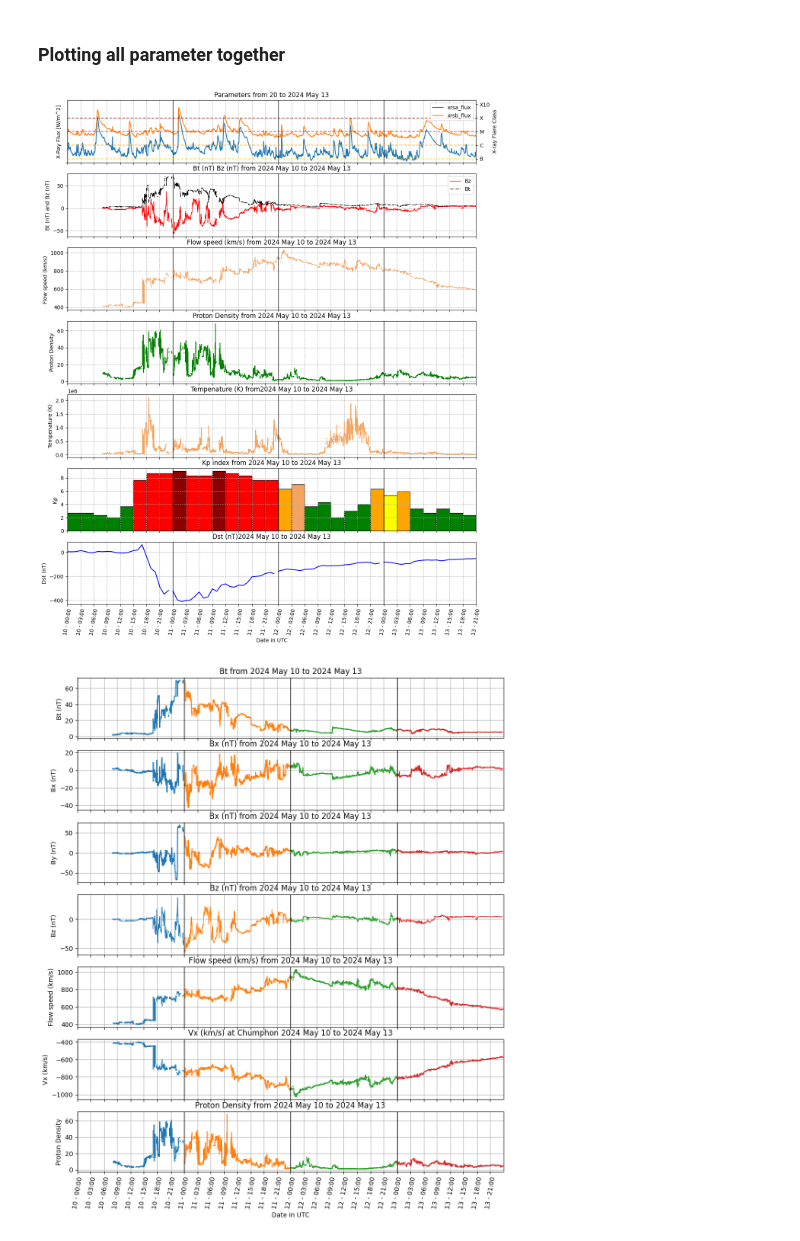
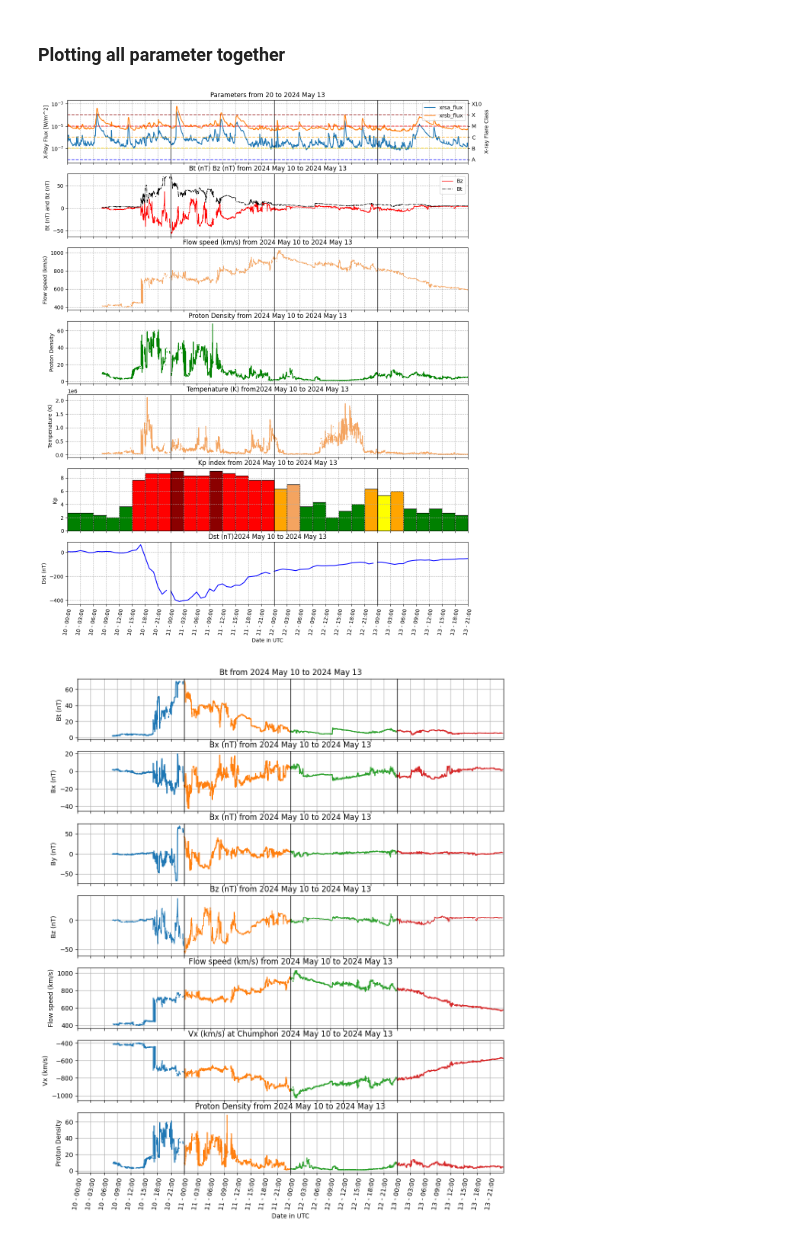
Before and after one commit to linmyint-lab/geodata, a Jupyter notebook: ReadingSpaceWeatherParameter.ipynb, the cells around one changed output. Drawn from its saved outputs; the diff is of its cells as text; code cells hidden in the pictures.

```diff
--- a/ReadingSpaceWeatherParameter.ipynb
+++ b/ReadingSpaceWeatherParameter.ipynb
@@ -381,8 +381,7 @@ axs[0].set_yscale("log")
 axs[0].set_ylabel("X-Ray Flux [W/m^2]")
 axs[0].set_title('Parameters from ' + date_d[:2] + ' to ' + date_l)
 axs[0].set_xlim(xrs_df.index.min(), xrs_df.index.max())
-axs[0].set_yticks(np.arange(5e-8,2e-3,1))
-axs[0].set_ylim(5e-8,2e-3)
+axs[0].set_ylim(5e-9,2e-3)
 axs[0].grid(True, which="both", ls="--")
 axs[0].tick_params(axis='y', which='minor', length=0)
 axs[0].legend(var_name,loc="upper right", prop={"size": 10})
@@ -400,7 +399,7 @@ ax2 = axs[0].twinx()
 ax2.set_yscale("log")
 ax2.set_yticks(flux_ticks)
 ax2.set_yticklabels(flux_labels)
-ax2.set_ylim(5e-8,2e-3)
+ax2.set_ylim(5e-9,2e-3)
 ax2.set_ylabel("X-ray Flare Class")
 
 fig.tight_layout()  # otherwise the right y-label is slightly clipped
@@ -428,34 +427,34 @@ for idx, _ in dst_df_groups:
     # Plotting line chart for Flow speed on the second subplot (axs[2])
     axs[2].plot(group1.index, group1['Flow speed (km/s)'],linewidth=1, color='sandybrown')
     axs[2].axvline(group1.index[0], color='black', lw=1, alpha=1)
 
     axs[3].plot(group1.index, group1['Proton Density'],color='green')
     axs[3].axvline(group1.index[0], color='black', lw=1, alpha=1)
 
     axs[4].plot(group1.index, group1['Tempenature (K)'], color='sandybrown')
     axs[4].axvline(group1.index[0], color='black', lw=1, alpha=1)
 
     axs[6].plot(group2.index, group2['Dst (nT)'],color='blue')
     axs[6].axvline(group2.index[0], color='black', lw=1, alpha=1)
 
 # Setting labels, titles, and formatting and
 axs[5].set(ylabel='Kp ', title= 'Kp index from ' + date_d + ' to ' + date_l)
 axs[5].set_yticks(np.arange(0, 9, 2))
 axs[1].set(ylabel='Bt (nT) and Bz (nT)', title= 'Bt (nT) Bz (nT) from ' + date_d + ' to ' + date_l)
 axs[2].set( ylabel='Flow speed (km/s) ', title= 'Flow speed (km/s) from ' + date_d + ' to ' + date_l)
 axs[3].set(ylabel='Proton Density', title= 'Proton Density from ' + date_d + ' to ' + date_l)
 axs[4].set(ylabel='Tempenature (K)', title= 'Tempenature (K) from' + date_d + ' to ' + date_l)
 axs[6].set(xlabel='Date in UTC', ylabel='Dst (nT)', title= 'Dst (nT)' + date_d + ' to ' + date_l)
 for i in range(len(axs)-1):
   axs[i+1].set_xlim(Kp_df.index.min(), Kp_df.index.max())
   axs[i+1].xaxis.set_major_locator(mticker.MultipleLocator(1/8))
   axs[i+1].grid(ls="--")
 
 axs[6].xaxis.set_major_formatter(mdates.DateFormatter('%d - %H:%M'))
 plt.setp(axs[6].get_xticklabels(), rotation=80)
 plt.show()
 # %% [output]
-[figure, old version]
+[figure, new version]
 # %%
 # @title Plotting all solar wind parameters
 
```
Also changed, not shown: parts of 1 cell of this notebook.
